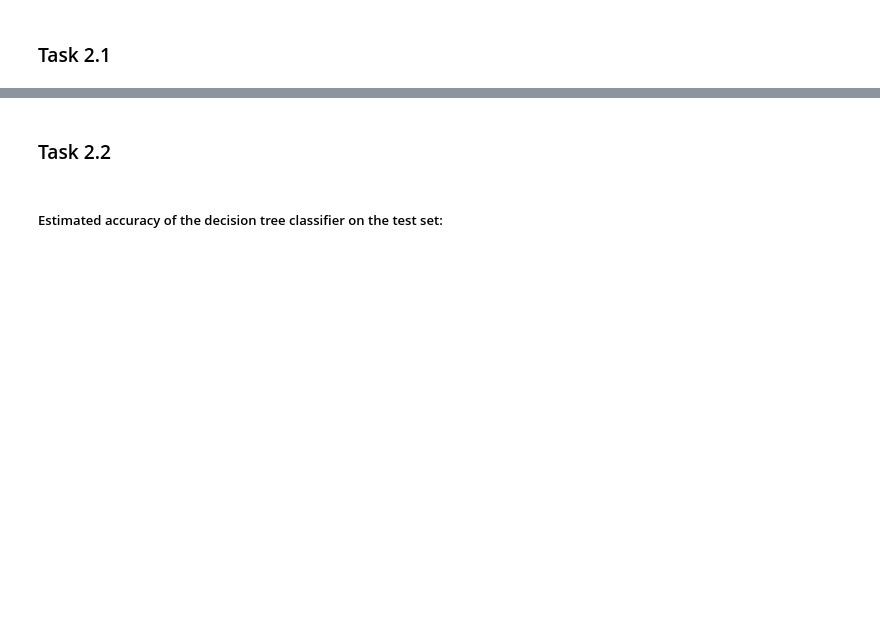
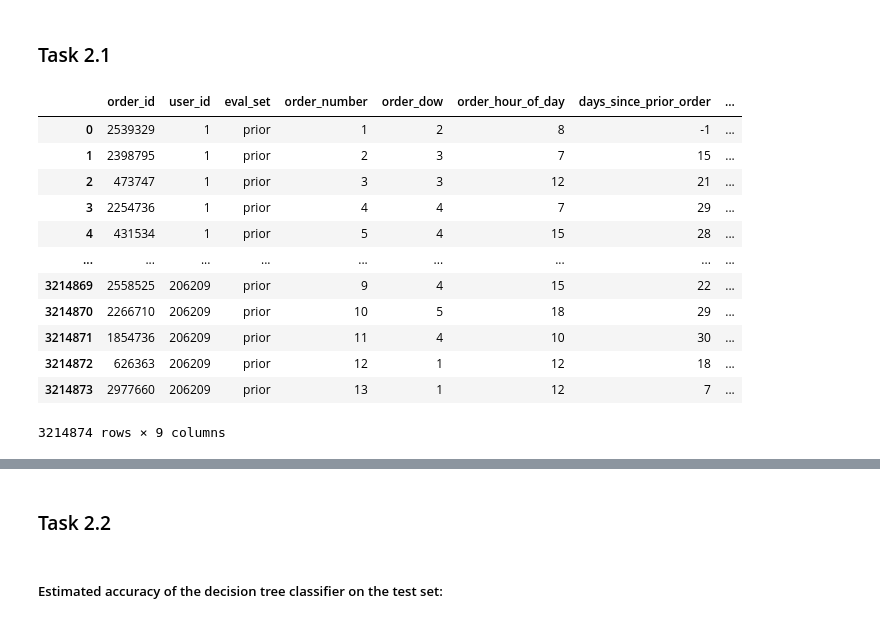
Before and after one commit to d-schneid/binary-tip-classification, a Jupyter notebook: team_07_task_2_submission.ipynb, the cells around one changed output, grey strips where cells are left out. Cells and saved outputs as stored; diff of their text form; code cells hidden in the pictures; blank space fills up the shorter version.

```diff
--- a/team_07_task_2_submission.ipynb
+++ b/team_07_task_2_submission.ipynb
@@ -44,3 +60,21 @@ orders_tip_train
 # %% [markdown]
 ### Task 2.1
+# %%
+orders_tip_train = pd.merge(orders_tip, tip_train)
+orders_tip_train['tip'] = orders_tip_train['tip'].astype(bool)
+orders_tip_train
+# %% [output]
+|  | order_id | user_id | eval_set | order_number | order_dow | order_hour_of_day | days_since_prior_order | ... |
+| 0 | 2539329 | 1 | prior | 1 | 2 | 8 | -1 | ... |
+| 1 | 2398795 | 1 | prior | 2 | 3 | 7 | 15 | ... |
+| 2 | 473747 | 1 | prior | 3 | 3 | 12 | 21 | ... |
+| 3 | 2254736 | 1 | prior | 4 | 4 | 7 | 29 | ... |
+| 4 | 431534 | 1 | prior | 5 | 4 | 15 | 28 | ... |
+| ... | ... | ... | ... | ... | ... | ... | ... | ... |
+| 3214869 | 2558525 | 206209 | prior | 9 | 4 | 15 | 22 | ... |
+| 3214870 | 2266710 | 206209 | prior | 10 | 5 | 18 | 29 | ... |
+| 3214871 | 1854736 | 206209 | prior | 11 | 4 | 10 | 30 | ... |
+| 3214872 | 626363 | 206209 | prior | 12 | 1 | 12 | 18 | ... |
+| 3214873 | 2977660 | 206209 | prior | 13 | 1 | 12 | 7 | ... |
+3214874 rows × 9 columns
 # %%
```
Also changed, not shown: parts of 12 cells of this notebook, 1 other file.
